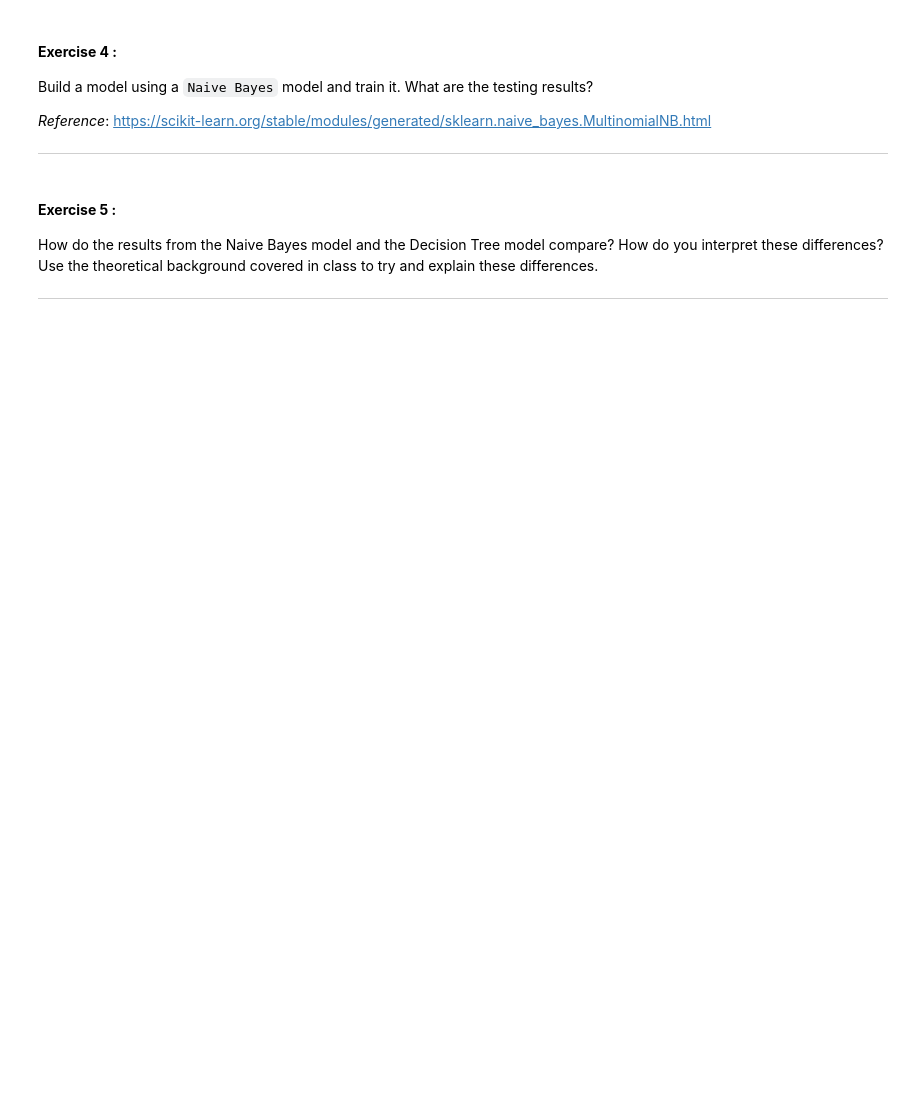
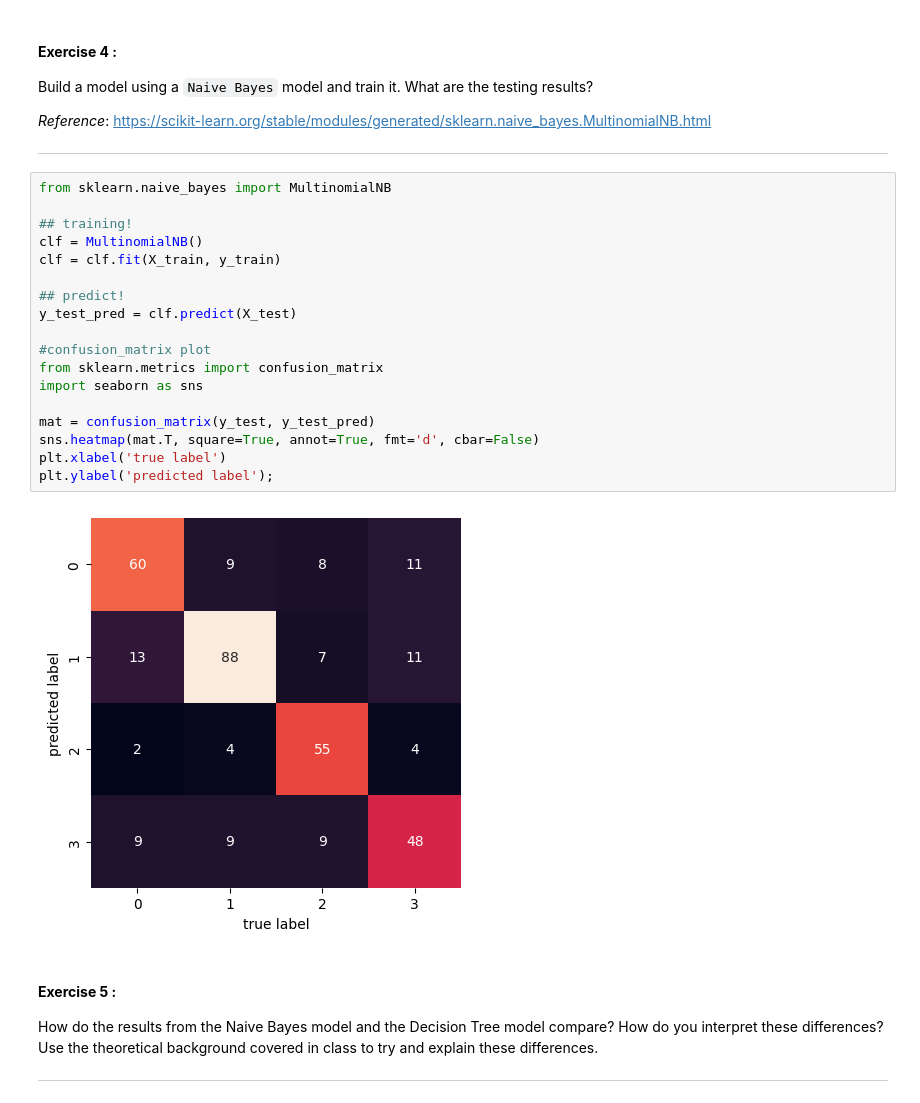
Before and after one commit to joehuangx/DataMining-2022-Lab2, a Jupyter notebook: part1.ipynb, the cells around one changed output. Saved outputs shown, nothing was run; the diff lists cells and outputs as text; blank space fills up the shorter version.

```diff
--- a/part1.ipynb
+++ b/part1.ipynb
@@ -315,6 +341,26 @@
 *Reference*: https://scikit-learn.org/stable/modules/generated/sklearn.naive_bayes.MultinomialNB.html
 
 -------------
+# %%
+from sklearn.naive_bayes import MultinomialNB
+
+## training!
+clf = MultinomialNB()
+clf = clf.fit(X_train, y_train)
+
+## predict!
+y_test_pred = clf.predict(X_test)
+
+#confusion_matrix plot
+from sklearn.metrics import confusion_matrix
+import seaborn as sns
+
+mat = confusion_matrix(y_test, y_test_pred)
+sns.heatmap(mat.T, square=True, annot=True, fmt='d', cbar=False)
+plt.xlabel('true label')
+plt.ylabel('predicted label');
+# %% [output]
+[figure, added]
 # %% [markdown]
 ####  **Exercise 5 :**
 
```
Also changed, not shown: parts of 8 cells of this notebook.
